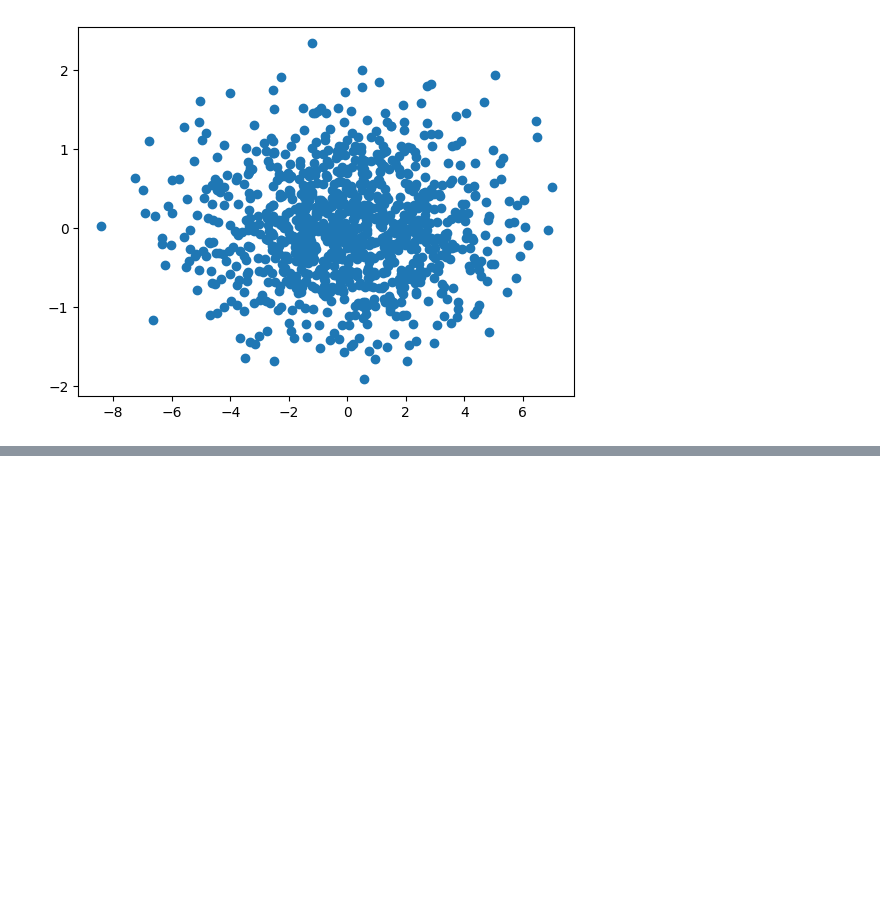
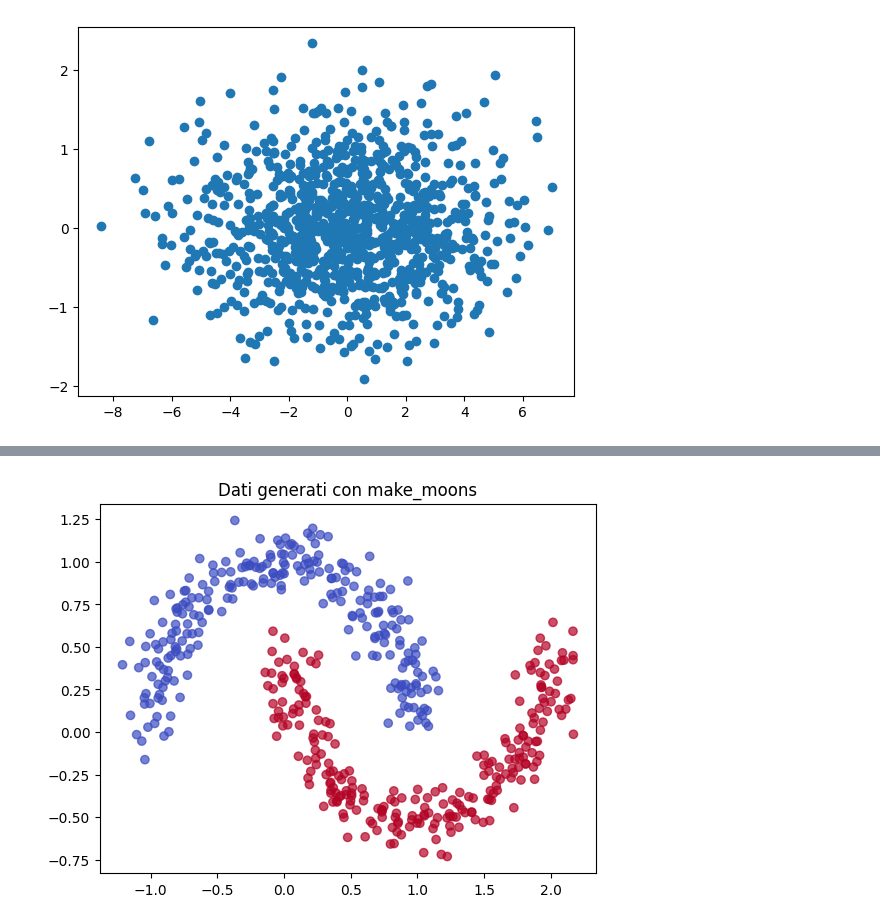
Before and after one commit to depa-tto/Thesis, a Jupyter notebook: attempt.ipynb, the cells around one changed output, grey strips where cells are left out. Cells and saved outputs as stored; diff of their text form; code cells hidden in the pictures; blank space fills up the shorter version.

```diff
--- a/attempt.ipynb
+++ b/attempt.ipynb
@@ -90,0 +104,12 @@ plt.scatter(x_pca[:,0],x_pca[:,1])
+# %%
+from sklearn.datasets import make_moons
+
+# Genera un dataset a forma di luna crescente
+X, y = make_moons(n_samples=500, noise=0.1, random_state=42)
+
+# Visualizza i dati
+plt.scatter(X[:, 0], X[:, 1], c=y, cmap='coolwarm', alpha=0.7)
+plt.title("Dati generati con make_moons")
+plt.show()
+# %% [output]
+[figure, added]
```
Also changed, not shown: parts of 3 cells of this notebook.
